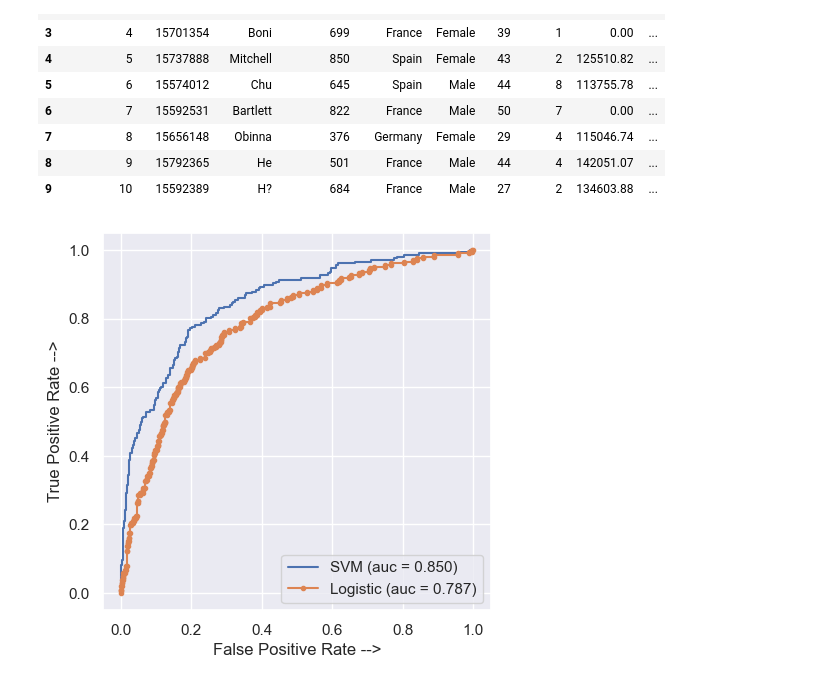
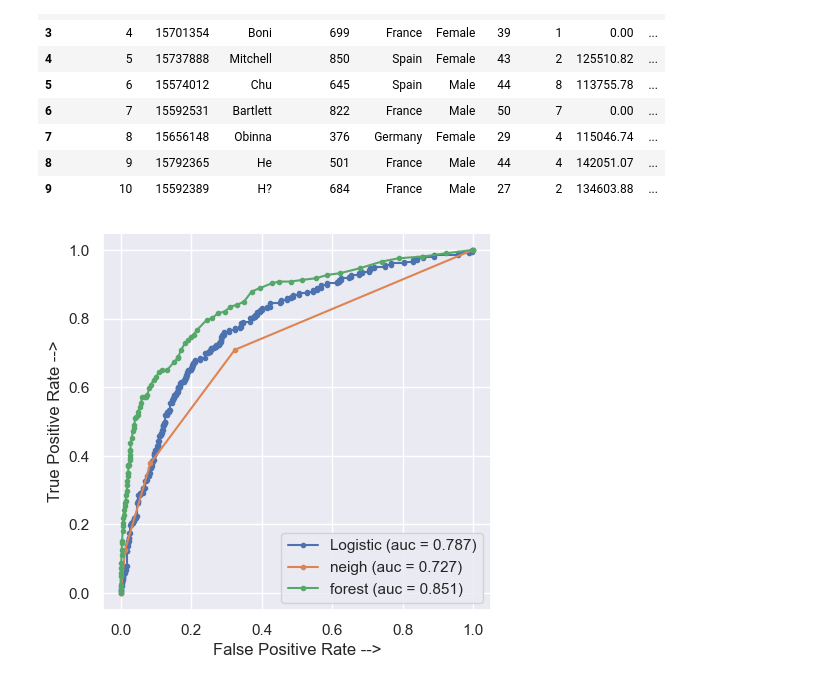
Before and after one commit to OmerLif/Data_challenge_IML, a Jupyter notebook: doctest-output/test_file.ipynb, the cells around one changed output. Drawn from its saved outputs; the diff is of its cells as text; code cells hidden in the pictures.

```diff
--- a/doctest-output/test_file.ipynb
+++ b/doctest-output/test_file.ipynb
@@ -39,11 +39,11 @@ X_train, X_test, y_train, y_test = train_test_split(X, y, train_size=0.9, test_s
 # %%
 # SVM classifier
 # %%
-from sklearn.svm import SVC
-model_SVC = SVC(kernel = 'rbf', random_state = 4)
-model_SVC.fit(X_train, y_train)
-
-y_pred_svm = model_SVC.decision_function(X_test)
+# from sklearn.svm import SVC
+# model_SVC = SVC(kernel = 'rbf', random_state = 4)
+# model_SVC.fit(X_train, y_train)
+#
+# y_pred_svm = model_SVC.predict_proba(X_test)
 # %%
 # Logistic Classifier
 # %%
@@ -51,4 +51,4 @@ from sklearn.linear_model import LogisticRegression
 model_logistic = LogisticRegression()
 model_logistic.fit(X_train, y_train)
 
-y_pred_logistic = model_logistic.decision_function(X_test)
+y_pred_logistic = model_logistic.predict_proba(X_test)
@@ -54,0 +57,5 @@ y_pred_logistic = model_logistic.decision_function(X_test)
+# %%
+from sklearn.neighbors import KNeighborsClassifier
+neigh = KNeighborsClassifier(n_neighbors=3)
+neigh.fit(X_train, y_train)
+y_pred_neigh = neigh.predict_proba(X_test)
@@ -55,23 +64,36 @@ y_pred_logistic = model_logistic.decision_function(X_test)
+# %%
+from sklearn.ensemble import RandomForestClassifier
+forest = RandomForestClassifier(n_estimators=100,criterion='entropy')
+forest.fit(X_train, y_train)
+y_pred_forest = forest.predict_proba(X_test)
 # %%
 #Plot ROC and compare AUC
 # %%
-from sklearn.metrics import roc_curve, auc
+from sklearn.metrics import roc_curve, auc, roc_auc_score
+y_pred_logistic = y_pred_logistic[:,1]
+y_pred_neigh = y_pred_neigh[:,1]
+y_pred_forest= y_pred_forest[:,1]
 
-logistic_fpr, logistic_tpr, threshold = roc_curve(y_test, y_pred_logistic)
-auc_logistic = auc(logistic_fpr, logistic_tpr)
+logistic_fpr, logistic_tpr, threshold_test = roc_curve(y_test, y_pred_logistic)
+auc_logistic = roc_auc_score(y_test, y_pred_logistic)
 
-svm_fpr, svm_tpr, threshold = roc_curve(y_test, y_pred_svm)
-auc_svm = auc(svm_fpr, svm_tpr)
+neigh_fpr, neigh_tpr, neigh_threshold = roc_curve(y_test, y_pred_neigh)
+auc_neigh = roc_auc_score(y_test, y_pred_neigh)
+
+forest_fpr, forest_tpr, forest_threshold = roc_curve(y_test, y_pred_forest)
+auc_forest = roc_auc_score(y_test, y_pred_forest)
 
 plt.figure(figsize=(5, 5), dpi=100)
-plt.plot(svm_fpr, svm_tpr, linestyle='-', label='SVM (auc = %0.3f)' % auc_svm)
+# plt.plot(svm_fpr, svm_tpr, linestyle='-', label='SVM (auc = %0.3f)' % auc_svm)
 plt.plot(logistic_fpr, logistic_tpr, marker='.', label='Logistic (auc = %0.3f)' % auc_logistic)
+plt.plot(neigh_fpr, neigh_tpr, marker='.', label='neigh (auc = %0.3f)' % auc_neigh)
+plt.plot(forest_fpr, forest_tpr, marker='.', label='forest (auc = %0.3f)' % auc_forest)
 
 plt.xlabel('False Positive Rate -->')
 plt.ylabel('True Positive Rate -->')
 
 plt.legend()
 
 plt.show()
 # %% [output]
-[figure, old version]
+[figure, new version]
```
Also changed, not shown: parts of 2 cells of this notebook.
